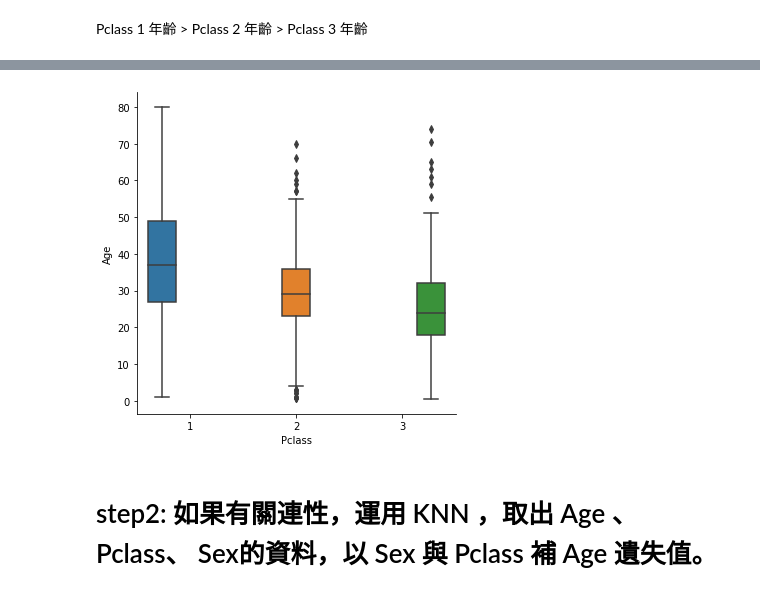
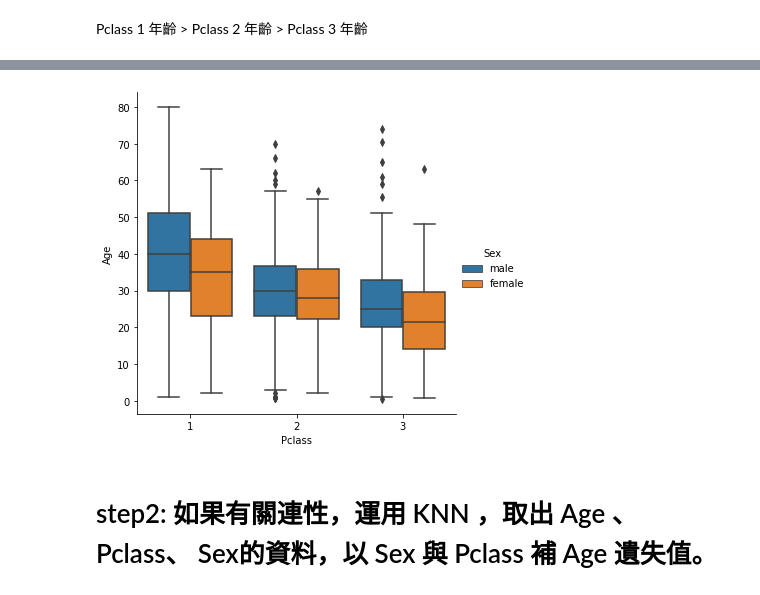
Before and after one commit to Milagros-cucu/ML100Days, a Jupyter notebook: Homework/D37 EDA 作業.ipynb, the cells around one changed output, grey strips where cells are left out. Drawn from its saved outputs; the diff is of its cells as text; code cells hidden in the pictures.

```diff
--- a/Homework/D37 EDA 作業.ipynb
+++ b/Homework/D37 EDA 作業.ipynb
@@ -48,8 +53,8 @@ Pclass 1 年齡 > Pclass 2 年齡 > Pclass 3 年齡
 # %%
-g = sns.catplot(x="Pclass", y="Age", hue="Pclass",
+g = sns.catplot(x="Pclass", y="Age", hue="Sex",
                data=data,kind="box")
 # %% [output]
-[figure, old version]
+[figure, new version]
 # %% [markdown]
 # step2: 如果有關連性，運用 KNN ，取出 Age 、 Pclass、 Sex的資料，以 Sex 與 Pclass 補 Age 遺失值。
 # %%
```
Also changed, not shown: parts of 3 cells of this notebook.
